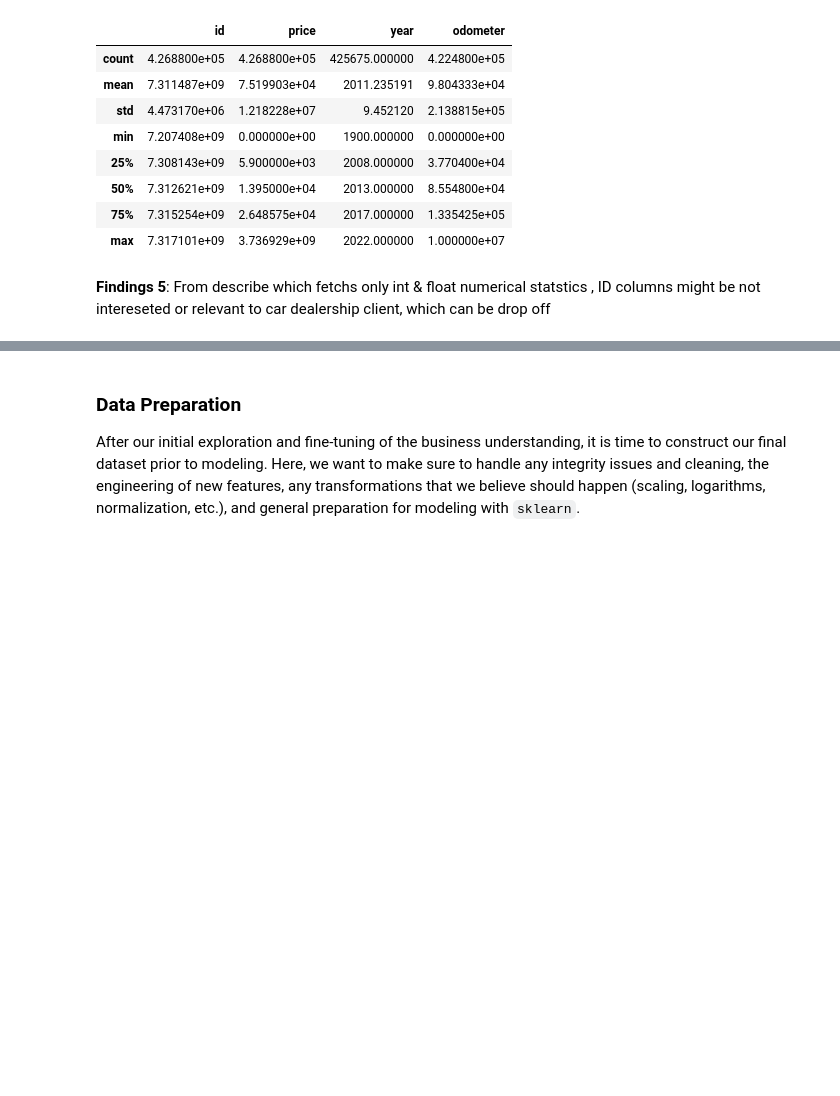
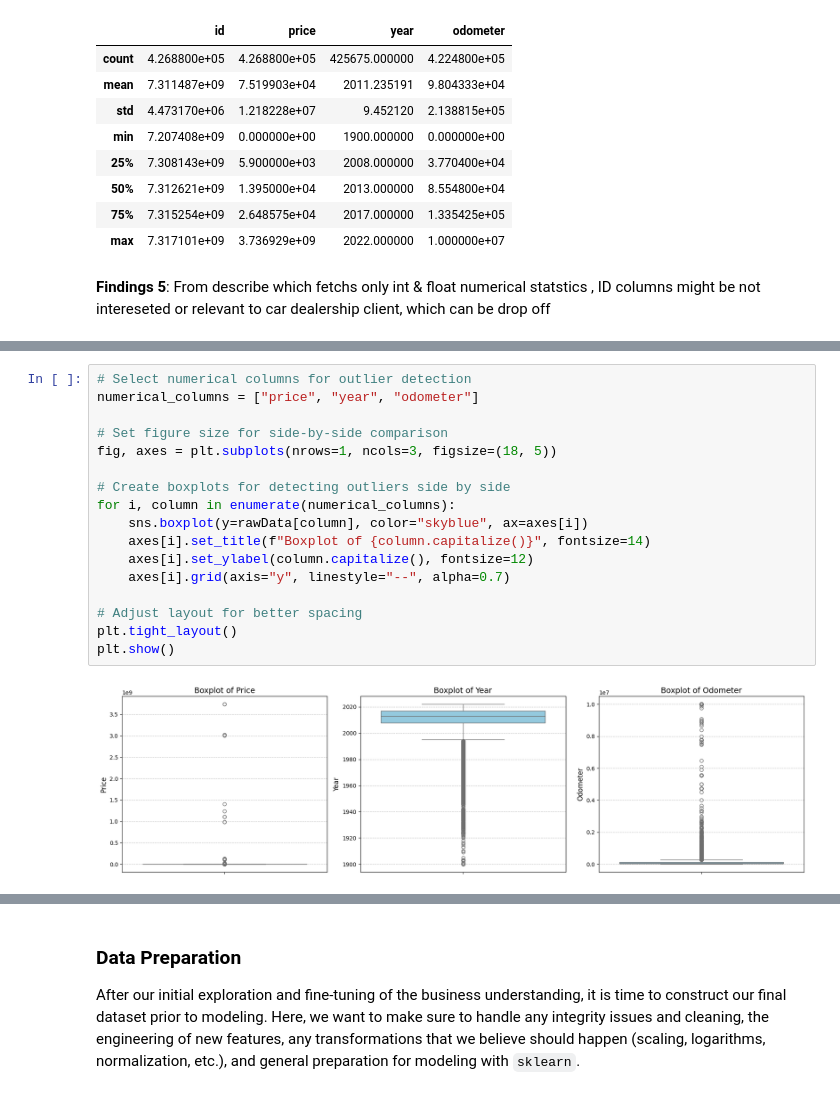
Before and after one commit to Jhonson924/berkeley, a Jupyter notebook: Used_Car_Dealership/usedCarDealership.ipynb, the cells around one changed output, grey strips where cells are left out. Drawn from its saved outputs; the diff is of its cells as text; blank space fills up the shorter version.

```diff
--- a/Used_Car_Dealership/usedCarDealership.ipynb
+++ b/Used_Car_Dealership/usedCarDealership.ipynb
@@ -362,0 +435,19 @@ for col in numerical_cols:
+# %%
+# Select numerical columns for outlier detection
+numerical_columns = ["price", "year", "odometer"]
+
+# Set figure size for side-by-side comparison
+fig, axes = plt.subplots(nrows=1, ncols=3, figsize=(18, 5))
+
+# Create boxplots for detecting outliers side by side
+for i, column in enumerate(numerical_columns):
+    sns.boxplot(y=rawData[column], color="skyblue", ax=axes[i])
+    axes[i].set_title(f"Boxplot of {column.capitalize()}", fontsize=14)
+    axes[i].set_ylabel(column.capitalize(), fontsize=12)
+    axes[i].grid(axis="y", linestyle="--", alpha=0.7)
+
+# Adjust layout for better spacing
+plt.tight_layout()
+plt.show()
+# %% [output]
+[figure, added]
```
Also changed, not shown: parts of 81 cells of this notebook.
